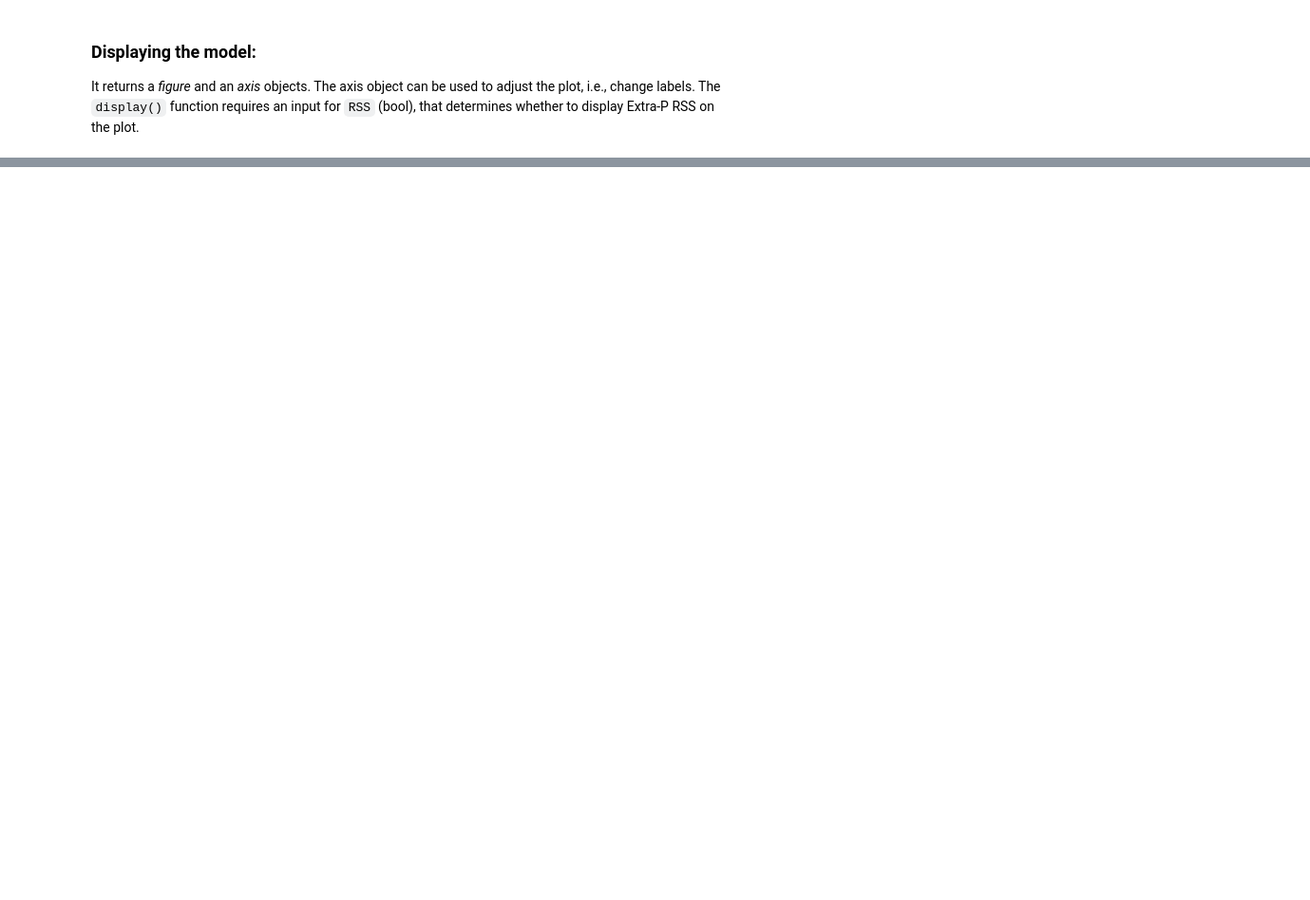
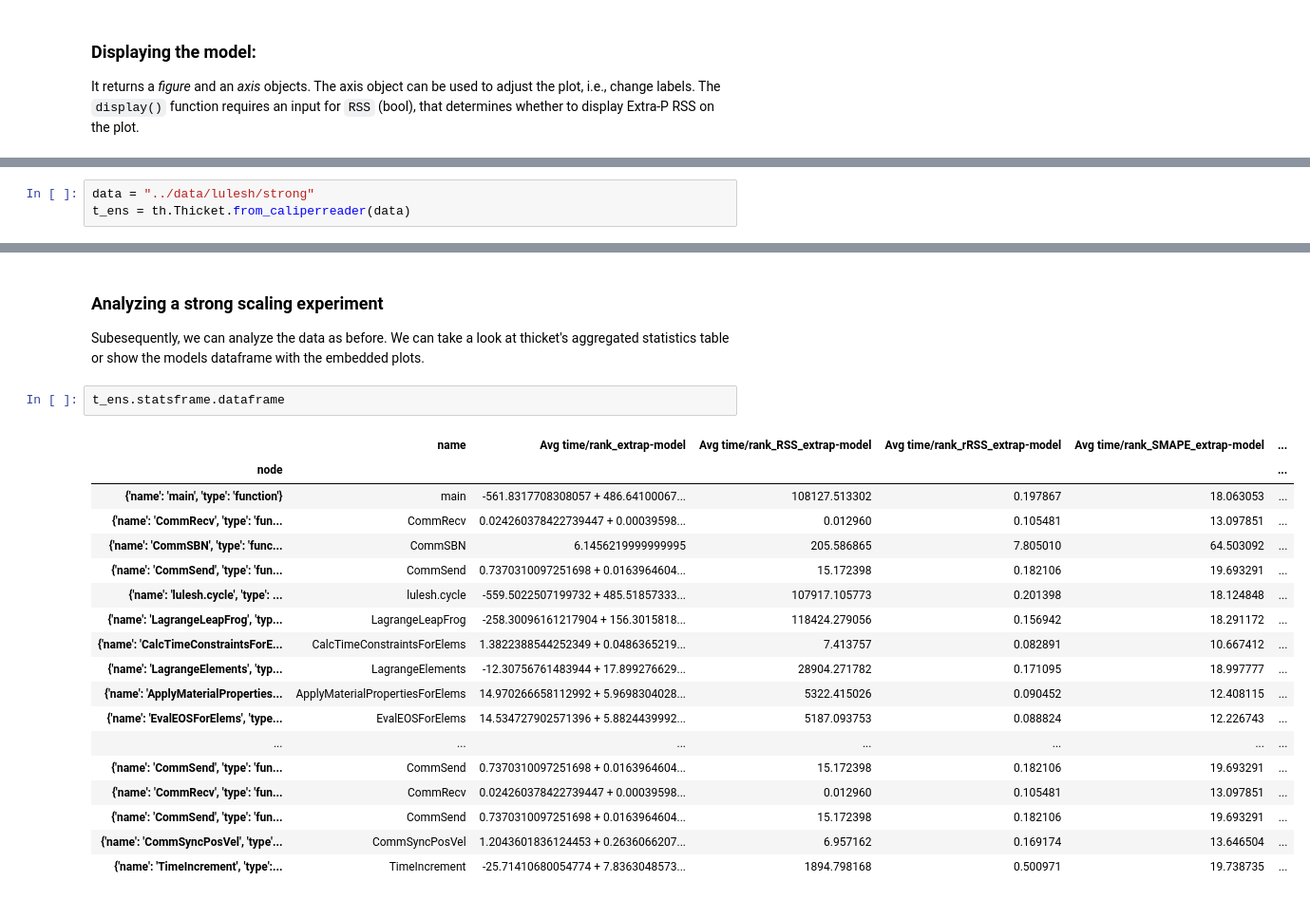
Before and after one commit to LLNL/thicket-tutorial, a Jupyter notebook: notebooks/02_extrap-with-metadata-aggregated.ipynb, the cells around one changed output, grey strips where cells are left out. Shown at 95% size. Drawn from its saved outputs; the diff is of its cells as text; blank space fills up the shorter version.

```diff
--- a/notebooks/02_extrap-with-metadata-aggregated.ipynb
+++ b/notebooks/02_extrap-with-metadata-aggregated.ipynb
@@ -183,0 +188,3 @@ fig.show()
+# %%
+data = "../data/lulesh/strong"
+t_ens = th.Thicket.from_caliperreader(data)
@@ -183,0 +230,25 @@ fig.show()
+# %% [markdown]
+### Analyzing a strong scaling experiment
+
+Subesequently, we can analyze the data as before. We can take a look at thicket's aggregated statistics table or show the models dataframe with the embedded plots.
+# %%
+t_ens.statsframe.dataframe
+# %% [output]
+|  | name | Avg time/rank_extrap-model | Avg time/rank_RSS_extrap-model | Avg time/rank_rRSS_extrap-model | Avg time/rank_SMAPE_extrap-model | ... |
+| node |  |  |  |  |  | ... |
+| {'name': 'main', 'type': 'function'} | main | -561.8317708308057 + 486.64100067... | 108127.513302 | 0.197867 | 18.063053 | ... |
+| {'name': 'CommRecv', 'type': 'fun... | CommRecv | 0.024260378422739447 + 0.00039598... | 0.012960 | 0.105481 | 13.097851 | ... |
+| {'name': 'CommSBN', 'type': 'func... | CommSBN | 6.1456219999999995 | 205.586865 | 7.805010 | 64.503092 | ... |
+| {'name': 'CommSend', 'type': 'fun... | CommSend | 0.7370310097251698 + 0.0163964604... | 15.172398 | 0.182106 | 19.693291 | ... |
+| {'name': 'lulesh.cycle', 'type': ... | lulesh.cycle | -559.5022507199732 + 485.51857333... | 107917.105773 | 0.201398 | 18.124848 | ... |
+| {'name': 'LagrangeLeapFrog', 'typ... | LagrangeLeapFrog | -258.30096161217904 + 156.3015818... | 118424.279056 | 0.156942 | 18.291172 | ... |
+| {'name': 'CalcTimeConstraintsForE... | CalcTimeConstraintsForElems | 1.3822388544252349 + 0.0486365219... | 7.413757 | 0.082891 | 10.667412 | ... |
+| {'name': 'LagrangeElements', 'typ... | LagrangeElements | -12.30756761483944 + 17.899276629... | 28904.271782 | 0.171095 | 18.997777 | ... |
+| {'name': 'ApplyMaterialProperties... | ApplyMaterialPropertiesForElems | 14.970266658112992 + 5.9698304028... | 5322.415026 | 0.090452 | 12.408115 | ... |
+| {'name': 'EvalEOSForElems', 'type... | EvalEOSForElems | 14.534727902571396 + 5.8824439992... | 5187.093753 | 0.088824 | 12.226743 | ... |
+| ... | ... | ... | ... | ... | ... | ... |
+| {'name': 'CommSend', 'type': 'fun... | CommSend | 0.7370310097251698 + 0.0163964604... | 15.172398 | 0.182106 | 19.693291 | ... |
+| {'name': 'CommRecv', 'type': 'fun... | CommRecv | 0.024260378422739447 + 0.00039598... | 0.012960 | 0.105481 | 13.097851 | ... |
+| {'name': 'CommSend', 'type': 'fun... | CommSend | 0.7370310097251698 + 0.0163964604... | 15.172398 | 0.182106 | 19.693291 | ... |
+| {'name': 'CommSyncPosVel', 'type'... | CommSyncPosVel | 1.2043601836124453 + 0.2636066207... | 6.957162 | 0.169174 | 13.646504 | ... |
+| {'name': 'TimeIncrement', 'type':... | TimeIncrement | -25.71410680054774 + 7.8363048573... | 1894.798168 | 0.500971 | 19.738735 | ... |
```
Also changed, not shown: parts of 14 cells of this notebook.
